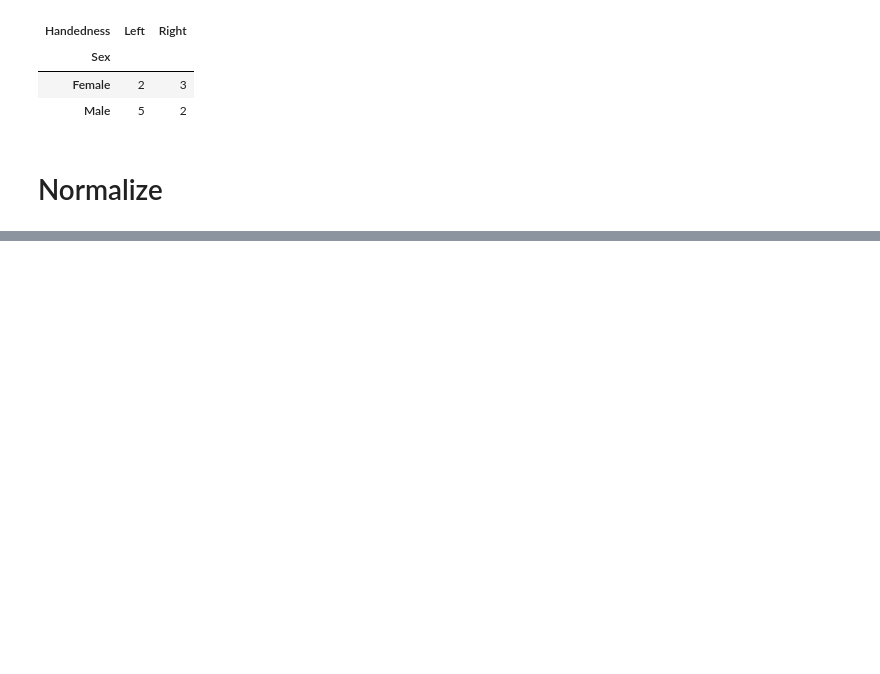
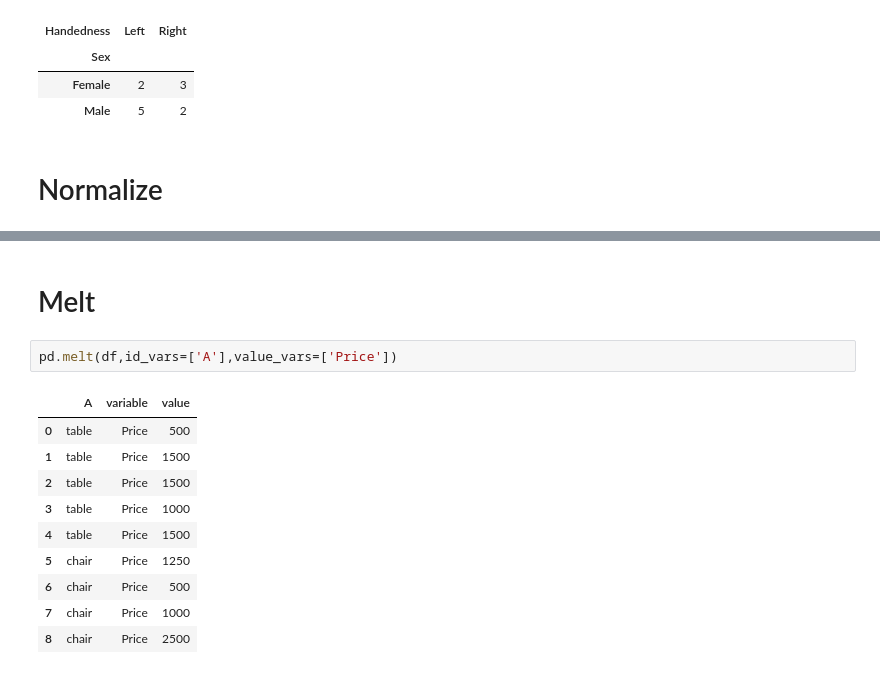
Before and after one commit to LANSPRESADO123/Artificial-Intelligence, a Jupyter notebook: Python/pandas(apply).ipynb, the cells around one changed output, grey strips where cells are left out. Saved outputs shown, nothing was run; the diff lists cells and outputs as text; blank space fills up the shorter version.

```diff
--- a/Python/pandas(apply).ipynb
+++ b/Python/pandas(apply).ipynb
@@ -151,0 +262,15 @@ pd.crosstab(df.Sex,df.Handedness)
+# %% [markdown]
+# Melt
+# %%
+pd.melt(df,id_vars=['A'],value_vars=['Price'])
+# %% [output]
+|  | A | variable | value |
+| 0 | table | Price | 500 |
+| 1 | table | Price | 1500 |
+| 2 | table | Price | 1500 |
+| 3 | table | Price | 1000 |
+| 4 | table | Price | 1500 |
+| 5 | chair | Price | 1250 |
+| 6 | chair | Price | 500 |
+| 7 | chair | Price | 1000 |
+| 8 | chair | Price | 2500 |
```
Also changed, not shown: parts of 60 cells of this notebook, 32 other files.
